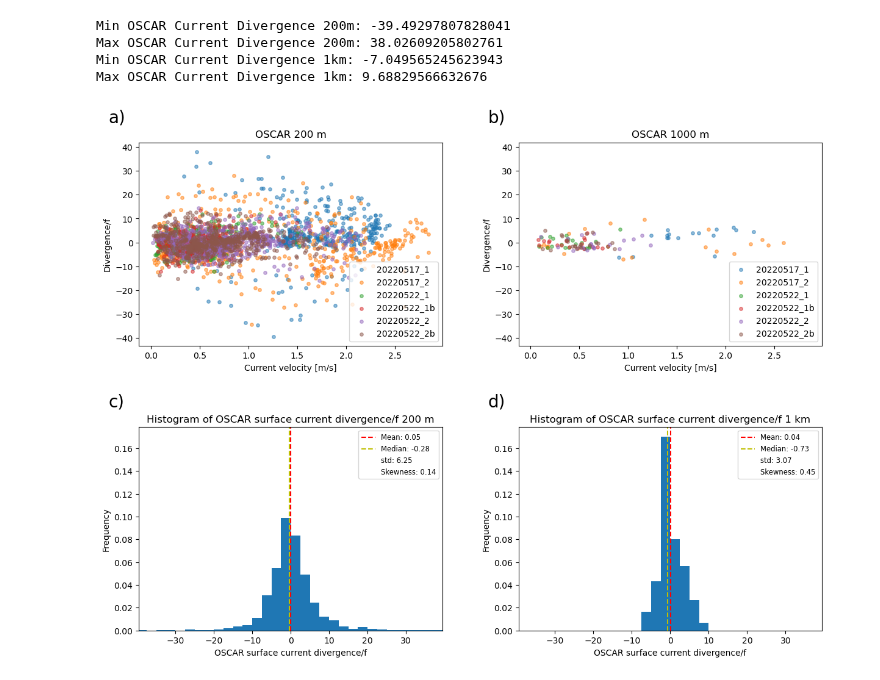
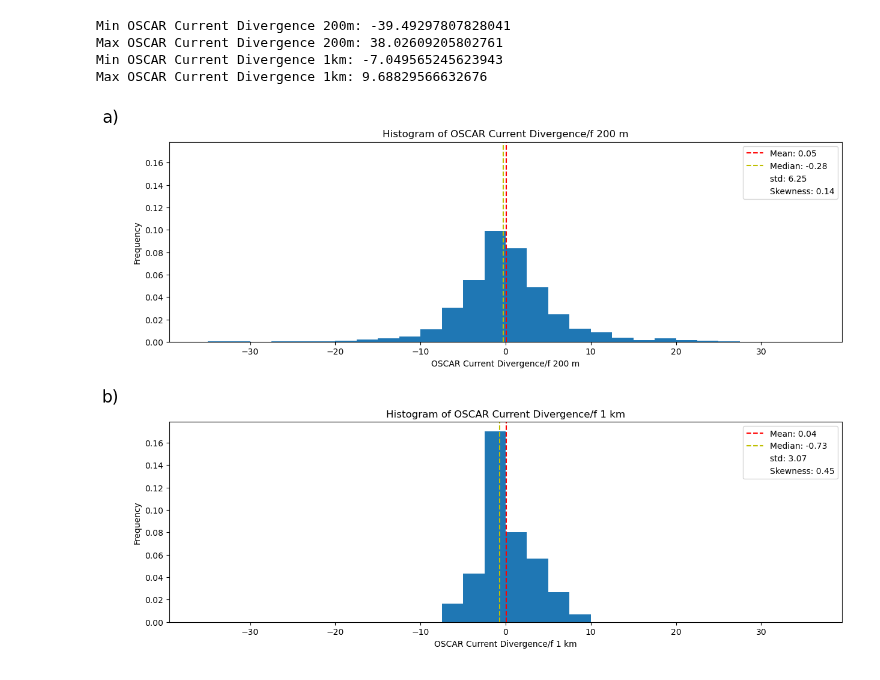
Before and after one commit to JWMichalski/oscarplus, a Jupyter notebook: examples/Iroise Sea divergence paper/Figures_stats.ipynb, the cells around one changed output. Saved outputs shown, nothing was run; the diff lists cells and outputs as text; code cells hidden in the pictures.

Commit message:
remove scatterplots from stat figure

```diff
--- a/examples/Iroise Sea divergence paper/Figures_stats.ipynb
+++ b/examples/Iroise Sea divergence paper/Figures_stats.ipynb
@@ -57,27 +57,27 @@ merged_dataset = xr.concat(datasets, dim="datetrack")
 merged_dataset_coarsened = xr.concat(datasets_coarsened, dim="datetrack")
 # %%
 # Figures
-fig, axes = plt.subplots(2, 2, figsize=(14, 10))
+fig, axes = plt.subplots(2, 1, figsize=(14, 10))
 
-# Scatter plot for 200 m resolution
-for DS in datasets:
-    axes[0, 0].scatter(DS["CurrentVelocity"], DS["CurrentDivergence"], alpha=0.5, s=15)
-    axes[0, 0].set_title("OSCAR 200 m")
-    axes[0, 0].set_xlabel("Current velocity [m/s]")
-    axes[0, 0].set_ylabel("Divergence/f")
+# # Scatter plot for 200 m resolution
+# for DS in datasets:
+#     axes[0, 0].scatter(DS["CurrentVelocity"], DS["CurrentDivergence"], alpha=0.5, s=15)
+#     axes[0, 0].set_title("OSCAR 200 m")
+#     axes[0, 0].set_xlabel("Current Velocity [m/s]")
+#     axes[0, 0].set_ylabel("Divergence/f")
 
-# Scatter plot for 1 km resolution
-for DS in datasets_coarsened:
-    axes[0, 1].scatter(DS["CurrentVelocity"], DS["CurrentDivergence"], alpha=0.5, s=15)
-    axes[0, 1].set_title("OSCAR 1000 m")
-    axes[0, 1].set_xlabel("Current velocity [m/s]")
-    axes[0, 1].set_ylabel("Divergence/f")
-    axes[0, 1].set_xlim(axes[0, 0].get_xlim())
-    axes[0, 1].set_ylim(axes[0, 0].get_ylim())
+# # Scatter plot for 1 km resolution
+# for DS in datasets_coarsened:
+#     axes[0, 1].scatter(DS["CurrentVelocity"], DS["CurrentDivergence"], alpha=0.5, s=15)
+#     axes[0, 1].set_title("OSCAR 1000 m")
+#     axes[0, 1].set_xlabel("Current Velocity [m/s]")
+#     axes[0, 1].set_ylabel("Divergence/f")
+#     axes[0, 1].set_xlim(axes[0, 0].get_xlim())
+#     axes[0, 1].set_ylim(axes[0, 0].get_ylim())
 
-# Add legends
-axes[0, 0].legend([DS.datetrack.values for DS in datasets], loc="lower right")
-axes[0, 1].legend([DS.datetrack.values for DS in datasets_coarsened], loc="lower right")
+# # Add legends
+# axes[0, 0].legend([DS.datetrack.values for DS in datasets], loc="lower right")
+# axes[0, 1].legend([DS.datetrack.values for DS in datasets_coarsened], loc="lower right")
 
 # For the histograms, we want to have the same x-axis limits for both plots
 xlim = max(
@@ -90,48 +90,48 @@ xlim = max(
 # Histograms
 splot.histogram_with_stats(
     merged_dataset["CurrentDivergence"],
-    "OSCAR surface current divergence/f 200 m",
-    axes[1, 0],
+    "OSCAR Current Divergence/f 200 m",
+    axes[0],
     xlim=xlim,
     bin_width=bin_width,
 )
 splot.histogram_with_stats(
     merged_dataset_coarsened["CurrentDivergence"],
-    "OSCAR surface current divergence/f 1 km",
-    axes[1, 1],
+    "OSCAR Current Divergence/f 1 km",
+    axes[1],
     xlim=xlim,
     bin_width=bin_width,
 )
 
 # Set the same y-axis limits for both histograms
-ylim = max(axes[1, 0].get_ylim()[1], axes[1, 1].get_ylim()[1])
-axes[1, 0].set_ylim(0, ylim)
-axes[1, 1].set_ylim(0, ylim)
+ylim = max(axes[0].get_ylim()[1], axes[1].get_ylim()[1])
+axes[0].set_ylim(0, ylim)
+axes[1].set_ylim(0, ylim)
 
 # Print the min and max values of the histograms
 print(
     "Min OSCAR Current Divergence 200m:",
     merged_dataset["CurrentDivergence"].min().values,
 )
 print(
     "Max OSCAR Current Divergence 200m:",
     merged_dataset["CurrentDivergence"].max().values,
 )
 print(
     "Min OSCAR Current Divergence 1km:",
     merged_dataset_coarsened["CurrentDivergence"].min().values,
 )
 print(
     "Max OSCAR Current Divergence 1km:",
     merged_dataset_coarsened["CurrentDivergence"].max().values,
 )
 
 # Add letters to the subplots and adjust the layout
 ph.add_letters(axes)
 plt.subplots_adjust(left=0.1, right=0.9, top=0.9, bottom=0.1, wspace=0.25, hspace=0.4)
 # %% [output]
 Min OSCAR Current Divergence 200m: -39.49297807828041
 Max OSCAR Current Divergence 200m: 38.02609205802761
 Min OSCAR Current Divergence 1km: -7.049565245623943
 Max OSCAR Current Divergence 1km: 9.68829566632676
-[figure, old version]
+[figure, new version]
```
Also changed, not shown: parts of 1 cell of this notebook.
